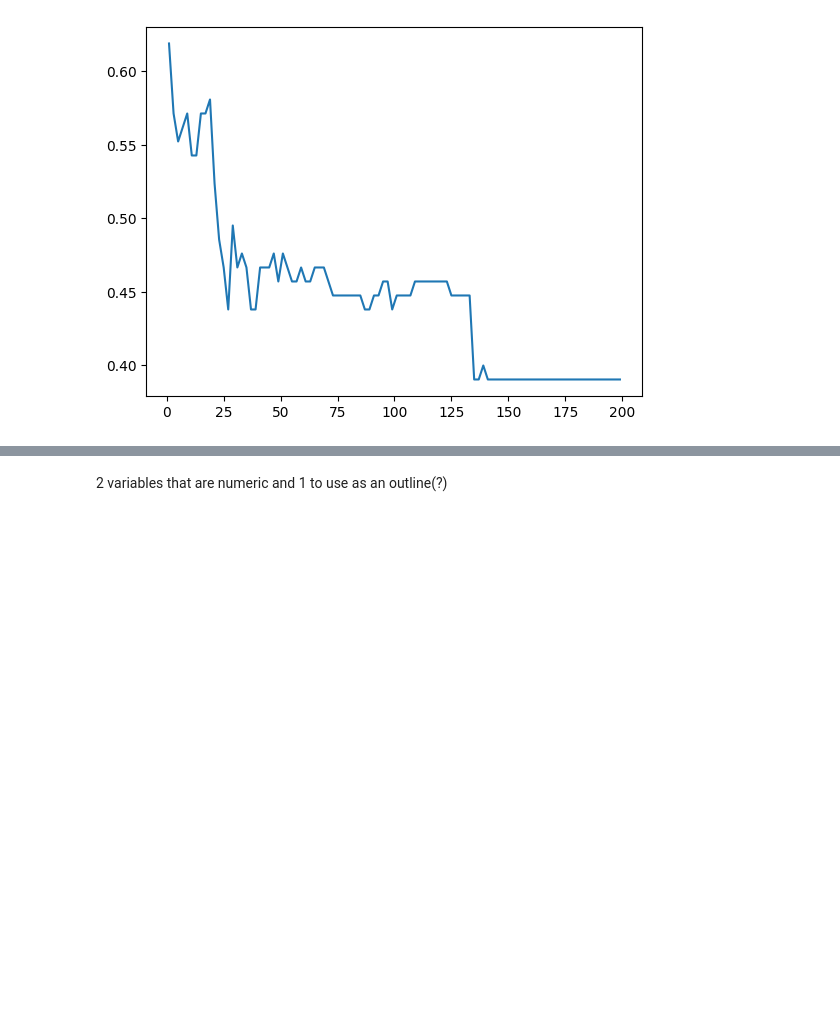
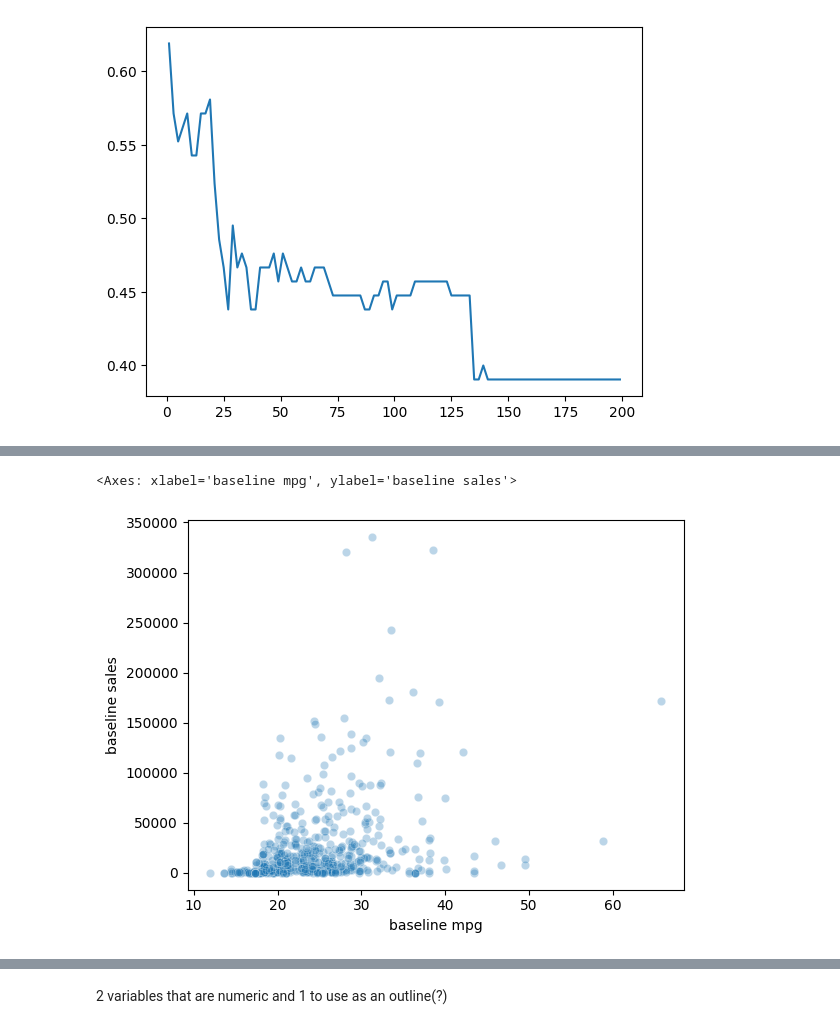
Before and after one commit to echiino/scratchpad, a Jupyter notebook: nb_2026_02_03.ipynb, the cells around one changed output, grey strips where cells are left out. Cells and saved outputs as stored; diff of their text form; code cells hidden in the pictures; blank space fills up the shorter version.

```diff
--- a/nb_2026_02_03.ipynb
+++ b/nb_2026_02_03.ipynb
@@ -131,0 +140,8 @@ sns.lineplot(x=k_grid,y=accuracies)
+# %%
+sns.scatterplot(x=df['baseline mpg'],
+                y = df['baseline sales'],
+                palette='crest',
+                alpha=.3)
+# %% [output]
+<Axes: xlabel='baseline mpg', ylabel='baseline sales'>
+[figure, added]
```
Also changed, not shown: parts of 2 cells of this notebook.
